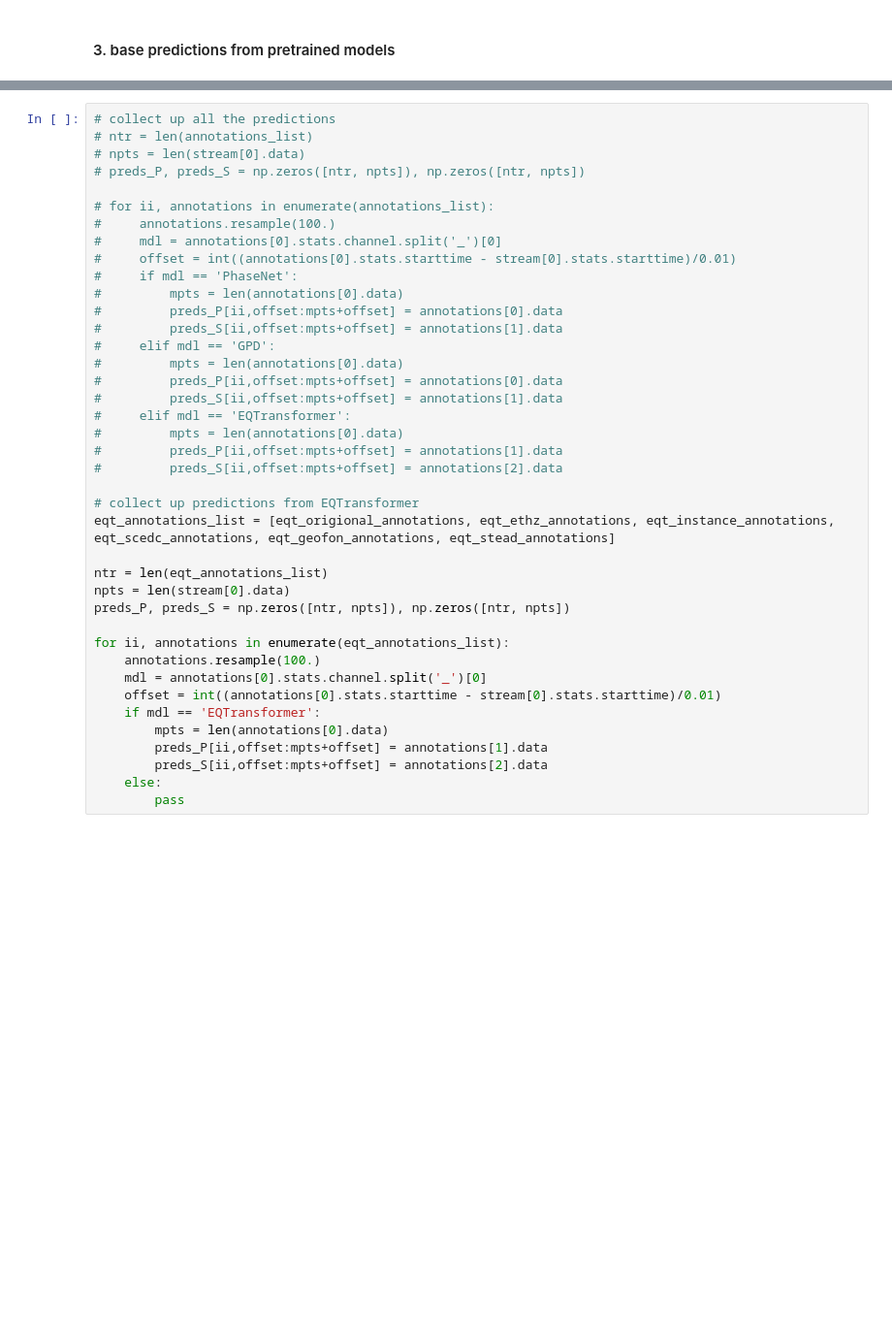
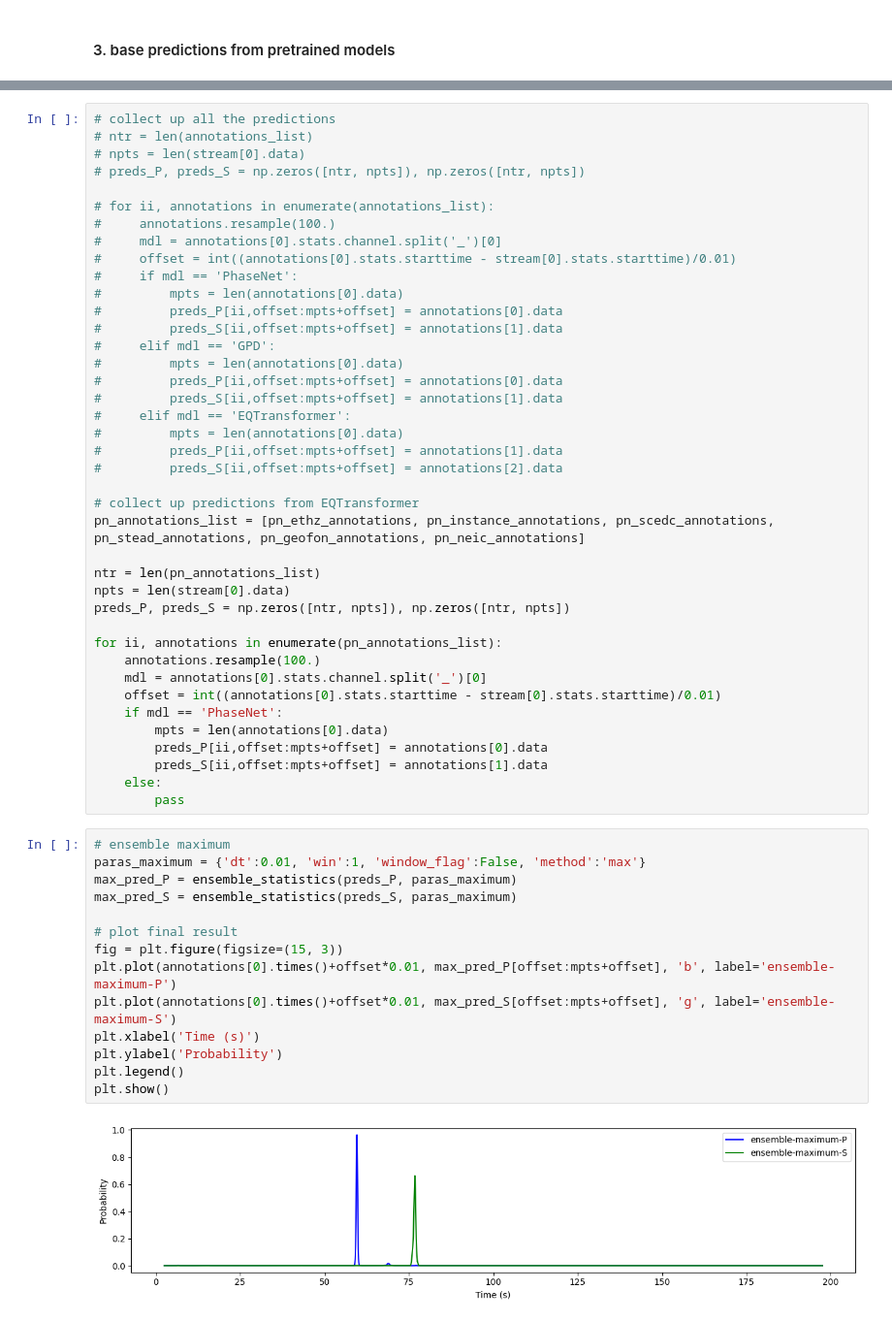
Before and after one commit to congcy/ELEP, a Jupyter notebook: docs/tutorials/example_simple_ensemble.ipynb, the cells around one changed output, grey strips where cells are left out. Shown at 97% size. Drawn from its saved outputs; the diff is of its cells as text; blank space fills up the shorter version.

```diff
--- a/docs/tutorials/example_simple_ensemble.ipynb
+++ b/docs/tutorials/example_simple_ensemble.ipynb
@@ -170,19 +187,35 @@ for ii, annotations in enumerate(annotations_list):
 #         preds_S[ii,offset:mpts+offset] = annotations[2].data
 
 # collect up predictions from EQTransformer
-eqt_annotations_list = [eqt_origional_annotations, eqt_ethz_annotations, eqt_instance_annotations, eqt_scedc_annotations, eqt_geofon_annotations, eqt_stead_annotations]
+pn_annotations_list = [pn_ethz_annotations, pn_instance_annotations, pn_scedc_annotations, pn_stead_annotations, pn_geofon_annotations, pn_neic_annotations]
 
-ntr = len(eqt_annotations_list)
+ntr = len(pn_annotations_list)
 npts = len(stream[0].data)
 preds_P, preds_S = np.zeros([ntr, npts]), np.zeros([ntr, npts])
 
-for ii, annotations in enumerate(eqt_annotations_list):
+for ii, annotations in enumerate(pn_annotations_list):
     annotations.resample(100.)
     mdl = annotations[0].stats.channel.split('_')[0]
     offset = int((annotations[0].stats.starttime - stream[0].stats.starttime)/0.01)
-    if mdl == 'EQTransformer':
+    if mdl == 'PhaseNet':
         mpts = len(annotations[0].data)
-        preds_P[ii,offset:mpts+offset] = annotations[1].data
-        preds_S[ii,offset:mpts+offset] = annotations[2].data
+        preds_P[ii,offset:mpts+offset] = annotations[0].data
+        preds_S[ii,offset:mpts+offset] = annotations[1].data
     else:
         pass
+# %%
+# ensemble maximum
+paras_maximum = {'dt':0.01, 'win':1, 'window_flag':False, 'method':'max'}
+max_pred_P = ensemble_statistics(preds_P, paras_maximum)
+max_pred_S = ensemble_statistics(preds_S, paras_maximum)
+
+# plot final result
+fig = plt.figure(figsize=(15, 3))
+plt.plot(annotations[0].times()+offset*0.01, max_pred_P[offset:mpts+offset], 'b', label='ensemble-maximum-P')
+plt.plot(annotations[0].times()+offset*0.01, max_pred_S[offset:mpts+offset], 'g', label='ensemble-maximum-S')
+plt.xlabel('Time (s)')
+plt.ylabel('Probability')
+plt.legend()
+plt.show()
+# %% [output]
+[figure, added]
```
Also changed, not shown: parts of 15 cells of this notebook.
